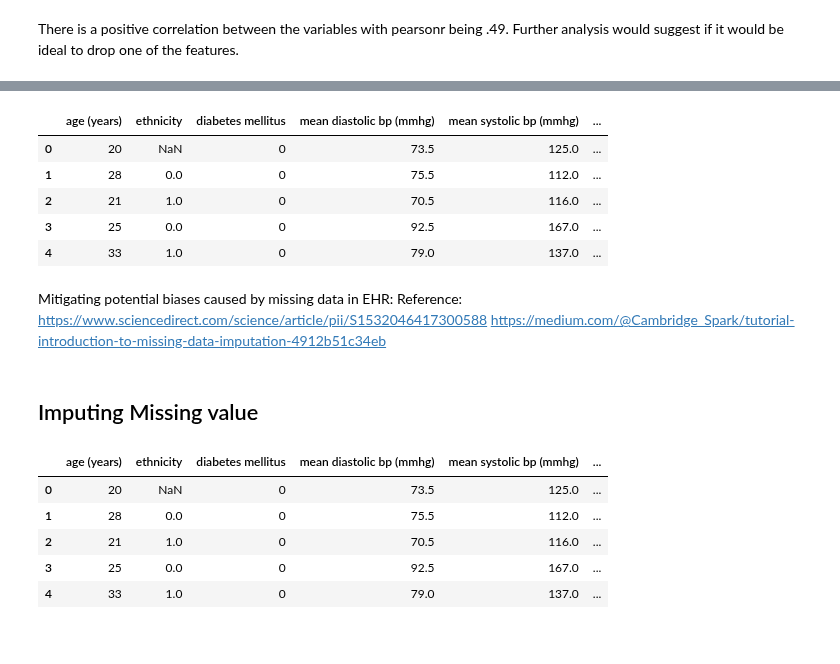
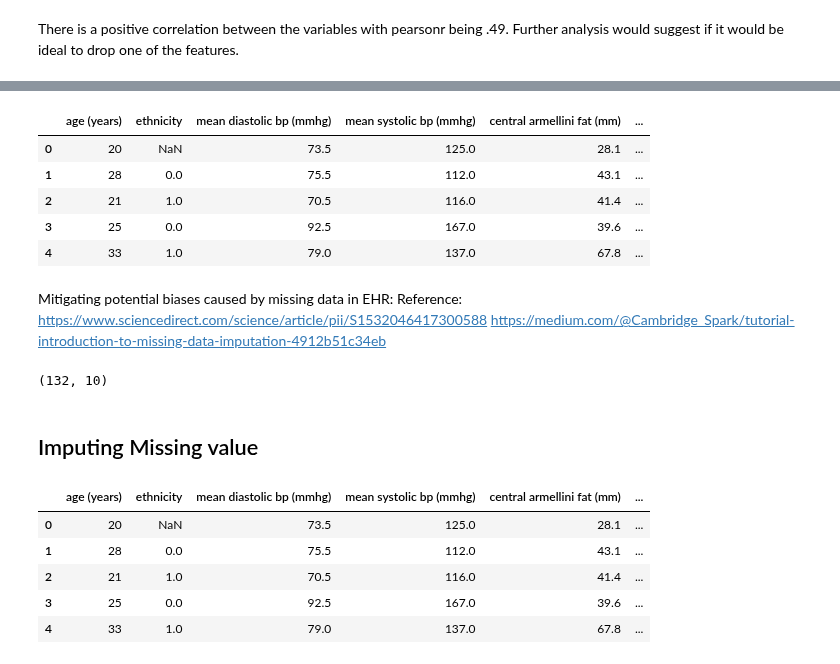
Before and after one commit to Harmeet2504/Insight_Health, a Jupyter notebook: notebooks/EDA.ipynb, the cells around one changed output, grey strips where cells are left out. Saved outputs shown, nothing was run; the diff lists cells and outputs as text; code cells hidden in the pictures.

```diff
--- a/notebooks/EDA.ipynb
+++ b/notebooks/EDA.ipynb
@@ -169,33 +204,39 @@ df.head()
 # %%
 # df.drop(columns={})
-df.drop(df.columns[[10, 11, 12]], axis = 1, inplace = True)
+df.drop(df.columns[[2, 10, 11, 12]], axis = 1, inplace = True)
 df.head()
 # %% [output]
-|  | age (years) | ethnicity | diabetes mellitus | mean diastolic bp (mmhg) | mean systolic bp (mmhg) | ... |
-| 0 | 20 | NaN | 0 | 73.5 | 125.0 | ... |
-| 1 | 28 | 0.0 | 0 | 75.5 | 112.0 | ... |
-| 2 | 21 | 1.0 | 0 | 70.5 | 116.0 | ... |
-| 3 | 25 | 0.0 | 0 | 92.5 | 167.0 | ... |
-| 4 | 33 | 1.0 | 0 | 79.0 | 137.0 | ... |
+|  | age (years) | ethnicity | mean diastolic bp (mmhg) | mean systolic bp (mmhg) | central armellini fat (mm) | ... |
+| 0 | 20 | NaN | 73.5 | 125.0 | 28.1 | ... |
+| 1 | 28 | 0.0 | 75.5 | 112.0 | 43.1 | ... |
+| 2 | 21 | 1.0 | 70.5 | 116.0 | 41.4 | ... |
+| 3 | 25 | 0.0 | 92.5 | 167.0 | 39.6 | ... |
+| 4 | 33 | 1.0 | 79.0 | 137.0 | 67.8 | ... |
 # %% [markdown]
 Mitigating potential biases caused by missing data in EHR:
 Reference: https://www.sciencedirect.com/science/article/pii/S1532046417300588
 https://medium.com/@Cambridge_Spark/tutorial-introduction-to-missing-data-imputation-4912b51c34eb
+# %%
+#Drop the out;ier,as it is irrelevant for the study.
+df.drop(df[df['current gestational age'] > 25].index, inplace = True)
+df.shape
+# %% [output]
+(132, 10)
 # %% [markdown]
 ## Imputing Missing value
 # %%
 #mean imputation of first fasting glucose
-mean_ffg=df["first fasting glucose (mg/dl)"].mean()
+mean_ffg=round(df["first fasting glucose (mg/dl)"].mean(),1)
 mean_ffg
 mean_ffg_df=df.fillna(value={"first fasting glucose (mg/dl)": mean_ffg})
 mean_ffg_df.head()
 # %% [output]
-|  | age (years) | ethnicity | diabetes mellitus | mean diastolic bp (mmhg) | mean systolic bp (mmhg) | ... |
-| 0 | 20 | NaN | 0 | 73.5 | 125.0 | ... |
-| 1 | 28 | 0.0 | 0 | 75.5 | 112.0 | ... |
-| 2 | 21 | 1.0 | 0 | 70.5 | 116.0 | ... |
-| 3 | 25 | 0.0 | 0 | 92.5 | 167.0 | ... |
-| 4 | 33 | 1.0 | 0 | 79.0 | 137.0 | ... |
+|  | age (years) | ethnicity | mean diastolic bp (mmhg) | mean systolic bp (mmhg) | central armellini fat (mm) | ... |
+| 0 | 20 | NaN | 73.5 | 125.0 | 28.1 | ... |
+| 1 | 28 | 0.0 | 75.5 | 112.0 | 43.1 | ... |
+| 2 | 21 | 1.0 | 70.5 | 116.0 | 41.4 | ... |
+| 3 | 25 | 0.0 | 92.5 | 167.0 | 39.6 | ... |
+| 4 | 33 | 1.0 | 79.0 | 137.0 | 67.8 | ... |
 # %%
 #mean imputation of pregnancy number
 mean_preg=mean_ffg_df["pregnancies (number)"].mean()
```
Also changed, not shown: parts of 26 cells of this notebook.
